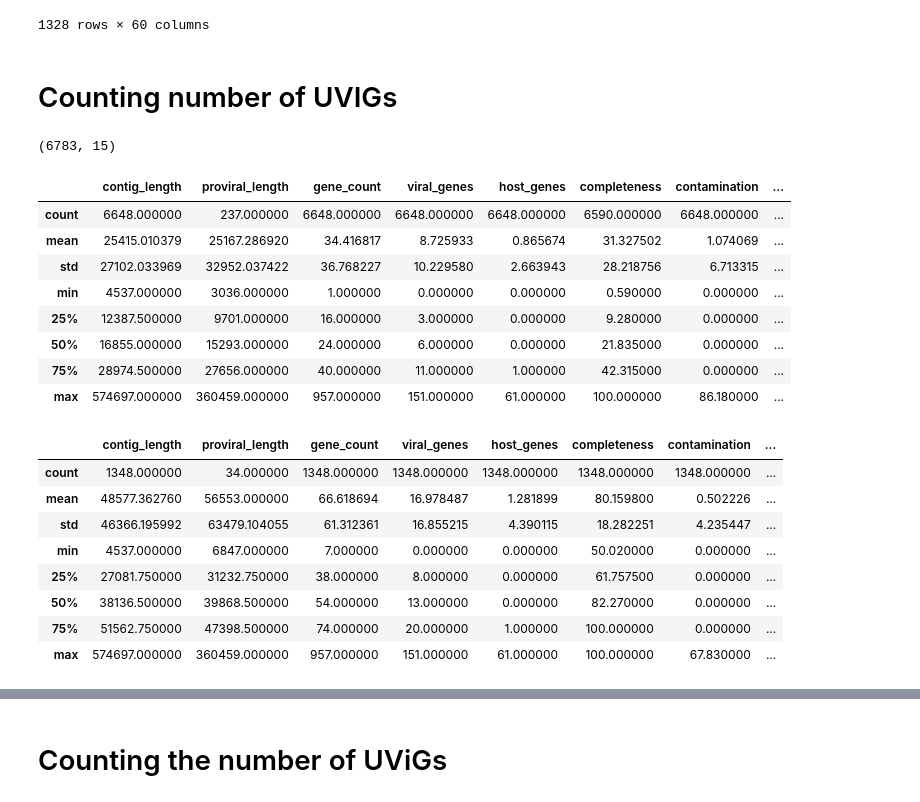
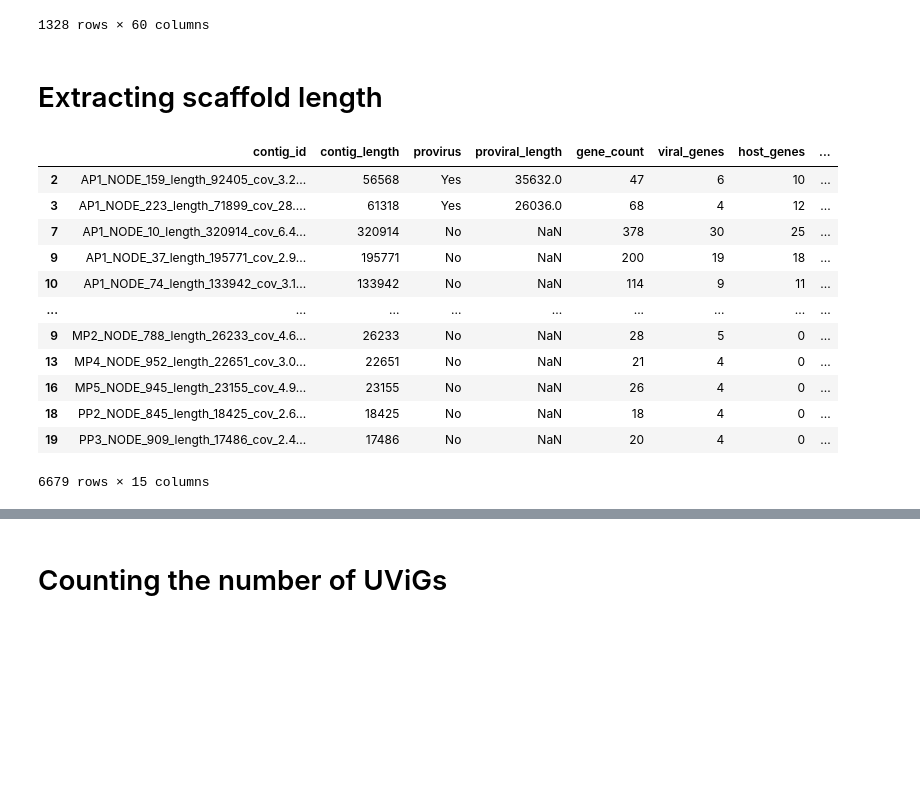
Before and after one commit to TMDavi/Amazon_virome, a Jupyter notebook: data_analysis/01_process_votus/filter_votus.ipynb, the cells around one changed output, grey strips where cells are left out. Drawn from its saved outputs; the diff is of its cells as text; code cells hidden in the pictures; blank space fills up the shorter version.

```diff
--- a/data_analysis/01_process_votus/filter_votus.ipynb
+++ b/data_analysis/01_process_votus/filter_votus.ipynb
@@ -837,12 +837,12 @@ virophage_qual = pd.read_csv('/MP_Data/Dados_David/viral_analysis/post_processin
 virophage_qual = virophage_qual[virophage_qual['contig_id'].isin(virophage_list)]
 
 all_qualities = pd.concat([quality_df_final, ncldv_qual, virophage_qual])
-all_qualities = all_qualities[all_qualities['checkv_quality'].isin(['High-quality','Complete','Medium-quality'])]
-votus_dataset2 = all_qualities['contig_id'].tolist()
+all_qualities2 = all_qualities[all_qualities['checkv_quality'].isin(['High-quality','Complete','Medium-quality'])]
+votus_dataset2 = all_qualities2['contig_id'].tolist()
 
 dataset2  = final_viral_map_df[final_viral_map_df['contig_id'].isin(votus_dataset2)]
 dataset2 = dataset2.set_index('contig_id')
-dataset2.to_csv('/MP_Data/Dados_David/viral_analysis/post_processing/article_scripts/01_process_votus/tables/votus_dataset2_TMM_rel_abund.tsv',sep='\t')
+#dataset2.to_csv('/MP_Data/Dados_David/viral_analysis/post_processing/article_scripts/01_process_votus/tables/votus_dataset2_TMM_rel_abund.tsv',sep='\t')
 dataset2
 # %% [output]
 |  | AP1_A | AP1_B | AP1_C | AP2_A | AP2_B | AP2_C | AP3_A | AP3_B | AP3_C | AP4_A | ... | ... |
@@ -860,35 +860,21 @@ dataset2
 | PP5_NODE_95_length_56068_cov_2.66... | 0.171658 | 0.099021 | 0.000000 | 0.206209 | 0.052695 | 0.132969 | 0.636838 | 0.524507 | 0.222656 | 0.355781 | ... | ... |
 1328 rows × 60 columns
 # %% [markdown]
-# Counting number of UVIGs
+# Extracting scaffold length
 # %%
-quality_df_final = pd.concat([quality_df_final, ncldv_qual, virophage_qual])
-quality_df_final.shape
+all_qualities = all_qualities[~all_qualities['contig_id'].isin(["AP4_NODE_388_length_43283_cov_5.691584","MP5_NODE_651_length_29985_cov_2.076094"])] # Removing NCLDVs that didnt had the enough assigned genes
+all_qualities
 # %% [output]
+|  | contig_id | contig_length | provirus | proviral_length | gene_count | viral_genes | host_genes | ... |
+| 2 | AP1_NODE_159_length_92405_cov_3.2... | 56568 | Yes | 35632.0 | 47 | 6 | 10 | ... |
+| 3 | AP1_NODE_223_length_71899_cov_28.... | 61318 | Yes | 26036.0 | 68 | 4 | 12 | ... |
+| 7 | AP1_NODE_10_length_320914_cov_6.4... | 320914 | No | NaN | 378 | 30 | 25 | ... |
+| 9 | AP1_NODE_37_length_195771_cov_2.9... | 195771 | No | NaN | 200 | 19 | 18 | ... |
+| 10 | AP1_NODE_74_length_133942_cov_3.1... | 133942 | No | NaN | 114 | 9 | 11 | ... |
+| ... | ... | ... | ... | ... | ... | ... | ... | ... |
+| 9 | MP2_NODE_788_length_26233_cov_4.6... | 26233 | No | NaN | 28 | 5 | 0 | ... |
+| 13 | MP4_NODE_952_length_22651_cov_3.0... | 22651 | No | NaN | 21 | 4 | 0 | ... |
+| 16 | MP5_NODE_945_length_23155_cov_4.9... | 23155 | No | NaN | 26 | 4 | 0 | ... |
+| 18 | PP2_NODE_845_length_18425_cov_2.6... | 18425 | No | NaN | 18 | 4 | 0 | ... |
+| 19 | PP3_NODE_909_length_17486_cov_2.4... | 17486 | No | NaN | 20 | 4 | 0 | ... |
-(6783, 15)
+6679 rows × 15 columns
-# %%
-quality_df_final.describe()
-# %% [output]
-|  | contig_length | proviral_length | gene_count | viral_genes | host_genes | completeness | contamination | ... |
-| count | 6648.000000 | 237.000000 | 6648.000000 | 6648.000000 | 6648.000000 | 6590.000000 | 6648.000000 | ... |
-| mean | 25415.010379 | 25167.286920 | 34.416817 | 8.725933 | 0.865674 | 31.327502 | 1.074069 | ... |
-| std | 27102.033969 | 32952.037422 | 36.768227 | 10.229580 | 2.663943 | 28.218756 | 6.713315 | ... |
-| min | 4537.000000 | 3036.000000 | 1.000000 | 0.000000 | 0.000000 | 0.590000 | 0.000000 | ... |
-| 25% | 12387.500000 | 9701.000000 | 16.000000 | 3.000000 | 0.000000 | 9.280000 | 0.000000 | ... |
-| 50% | 16855.000000 | 15293.000000 | 24.000000 | 6.000000 | 0.000000 | 21.835000 | 0.000000 | ... |
-| 75% | 28974.500000 | 27656.000000 | 40.000000 | 11.000000 | 1.000000 | 42.315000 | 0.000000 | ... |
-| max | 574697.000000 | 360459.000000 | 957.000000 | 151.000000 | 61.000000 | 100.000000 | 86.180000 | ... |
-# %%
-all_qualities = pd.concat([quality_df_final, ncldv_qual, virophage_qual])
-all_qualities = all_qualities[all_qualities['checkv_quality'].isin(['High-quality','Complete','Medium-quality'])]
-all_qualities.describe()
-# %% [output]
-|  | contig_length | proviral_length | gene_count | viral_genes | host_genes | completeness | contamination | ... |
-| count | 1348.000000 | 34.000000 | 1348.000000 | 1348.000000 | 1348.000000 | 1348.000000 | 1348.000000 | ... |
-| mean | 48577.362760 | 56553.000000 | 66.618694 | 16.978487 | 1.281899 | 80.159800 | 0.502226 | ... |
-| std | 46366.195992 | 63479.104055 | 61.312361 | 16.855215 | 4.390115 | 18.282251 | 4.235447 | ... |
-| min | 4537.000000 | 6847.000000 | 7.000000 | 0.000000 | 0.000000 | 50.020000 | 0.000000 | ... |
-| 25% | 27081.750000 | 31232.750000 | 38.000000 | 8.000000 | 0.000000 | 61.757500 | 0.000000 | ... |
-| 50% | 38136.500000 | 39868.500000 | 54.000000 | 13.000000 | 0.000000 | 82.270000 | 0.000000 | ... |
-| 75% | 51562.750000 | 47398.500000 | 74.000000 | 20.000000 | 1.000000 | 100.000000 | 0.000000 | ... |
-| max | 574697.000000 | 360459.000000 | 957.000000 | 151.000000 | 61.000000 | 100.000000 | 67.830000 | ... |
```
Also changed, not shown: parts of 11 cells of this notebook, 12 other files.
